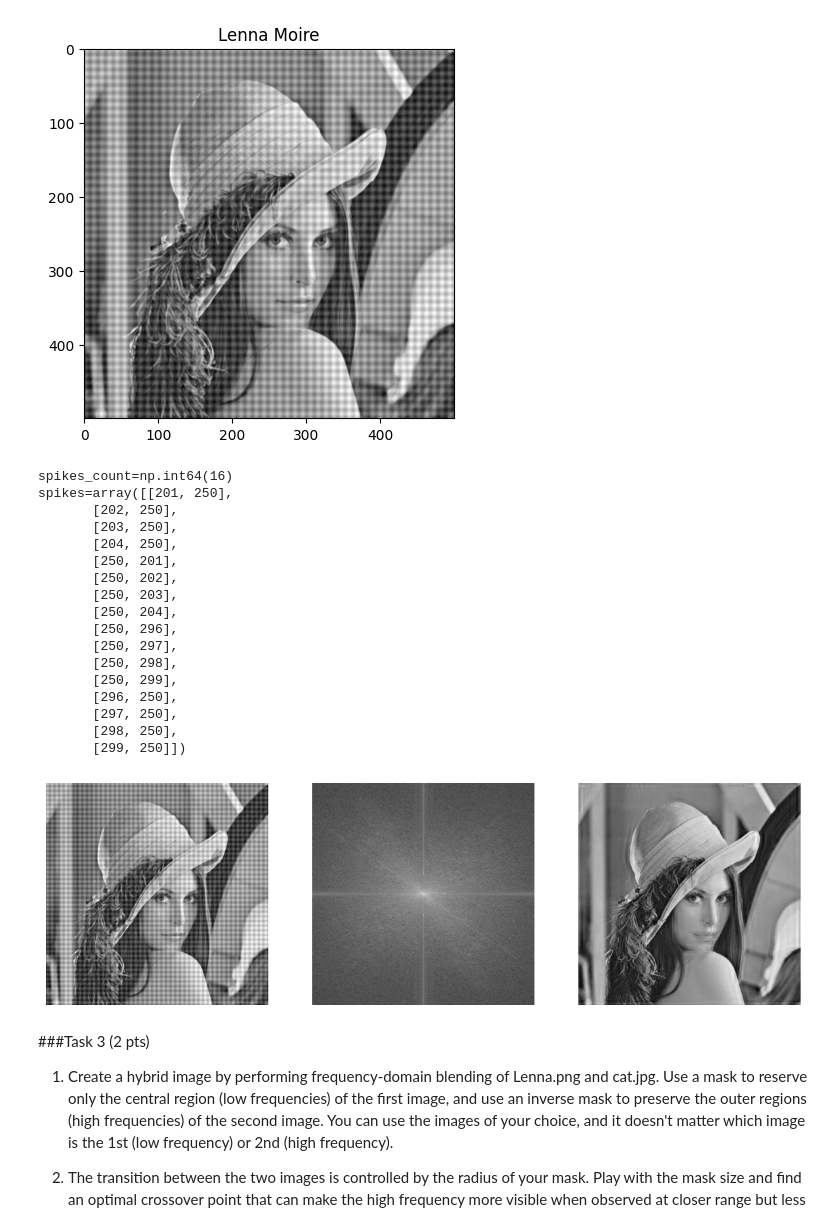
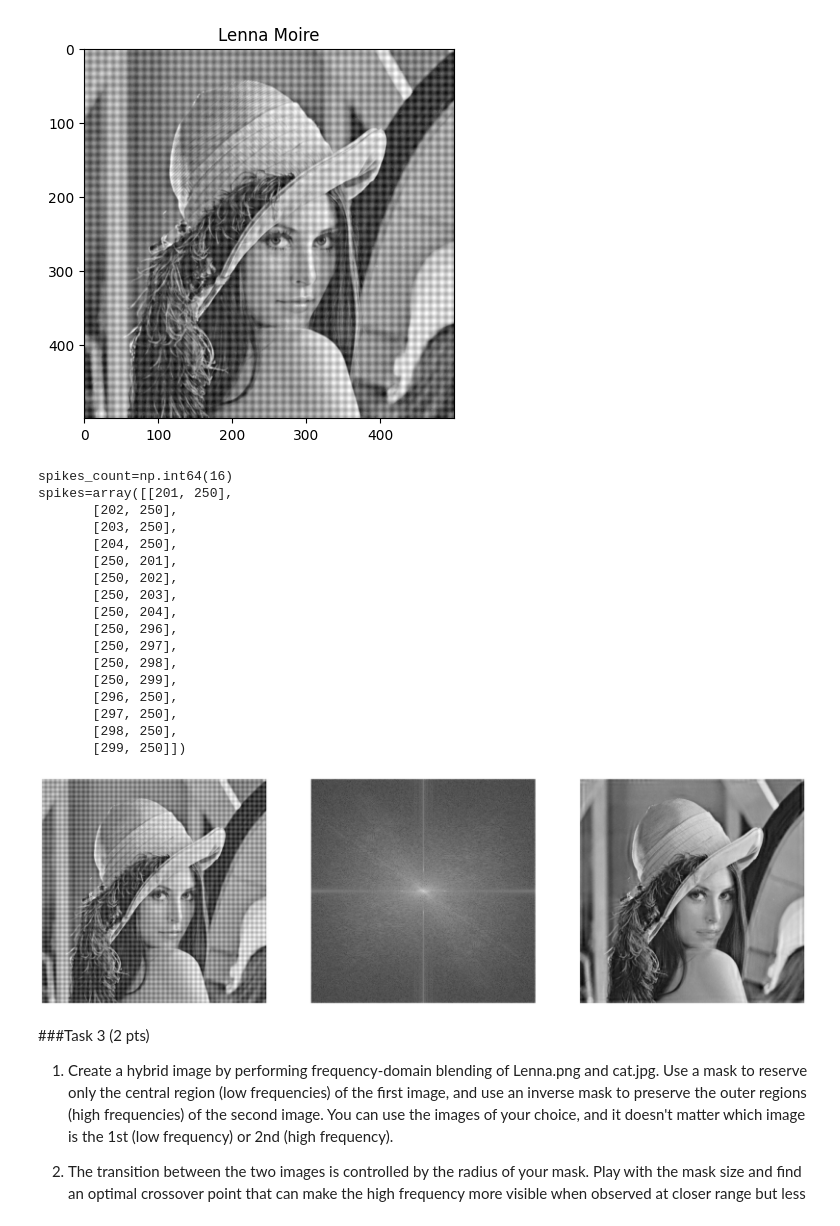
Before and after one commit to dawud-shakir/CS591-DIP, a Jupyter notebook: hw3/dawud_hw3.ipynb, the cells around one changed output. Saved outputs shown, nothing was run; the diff lists cells and outputs as text; code cells hidden in the pictures.

```diff
--- a/hw3/dawud_hw3.ipynb
+++ b/hw3/dawud_hw3.ipynb
@@ -88,9 +88,10 @@ plt.show()
 # %% [output]
 [figure]
 # %%
+
 moire_gray = cv2.cvtColor(img_moire, cv2.COLOR_RGB2GRAY)
 
-_, axs = plt.subplots(1, 3, figsize=(12, 6), dpi=120)
+_, axs = plt.subplots(1, 3, figsize=(24, 12), dpi=120)
 
 axs[0].imshow(moire_gray, cmap='gray')
 
@@ -166,34 +167,34 @@ axs[2].imshow(filtered, cmap='gray')
 #         D1 = (u - u1)**2 + (v - v1)**2
 
 #         notch0 = 1.0 - np.exp(-D0 / (2.0 * sigma**2))
 #         notch1 = 1.0 - np.exp(-D1 / (2.0 * sigma**2))
 
 #         mask *= notch0 * notch1
 
 #     return mask
 
 for ax in axs: ax.axis('off')
 
 plt.show()
 # %% [output]
 spikes_count=np.int64(16)
 spikes=array([[201, 250],
        [202, 250],
        [203, 250],
        [204, 250],
        [250, 201],
        [250, 202],
        [250, 203],
        [250, 204],
        [250, 296],
        [250, 297],
        [250, 298],
        [250, 299],
        [296, 250],
        [297, 250],
        [298, 250],
        [299, 250]])
-[figure, old version]
+[figure, new version]
 # %% [markdown]
 ###Task 3 (2 pts)
 
```
